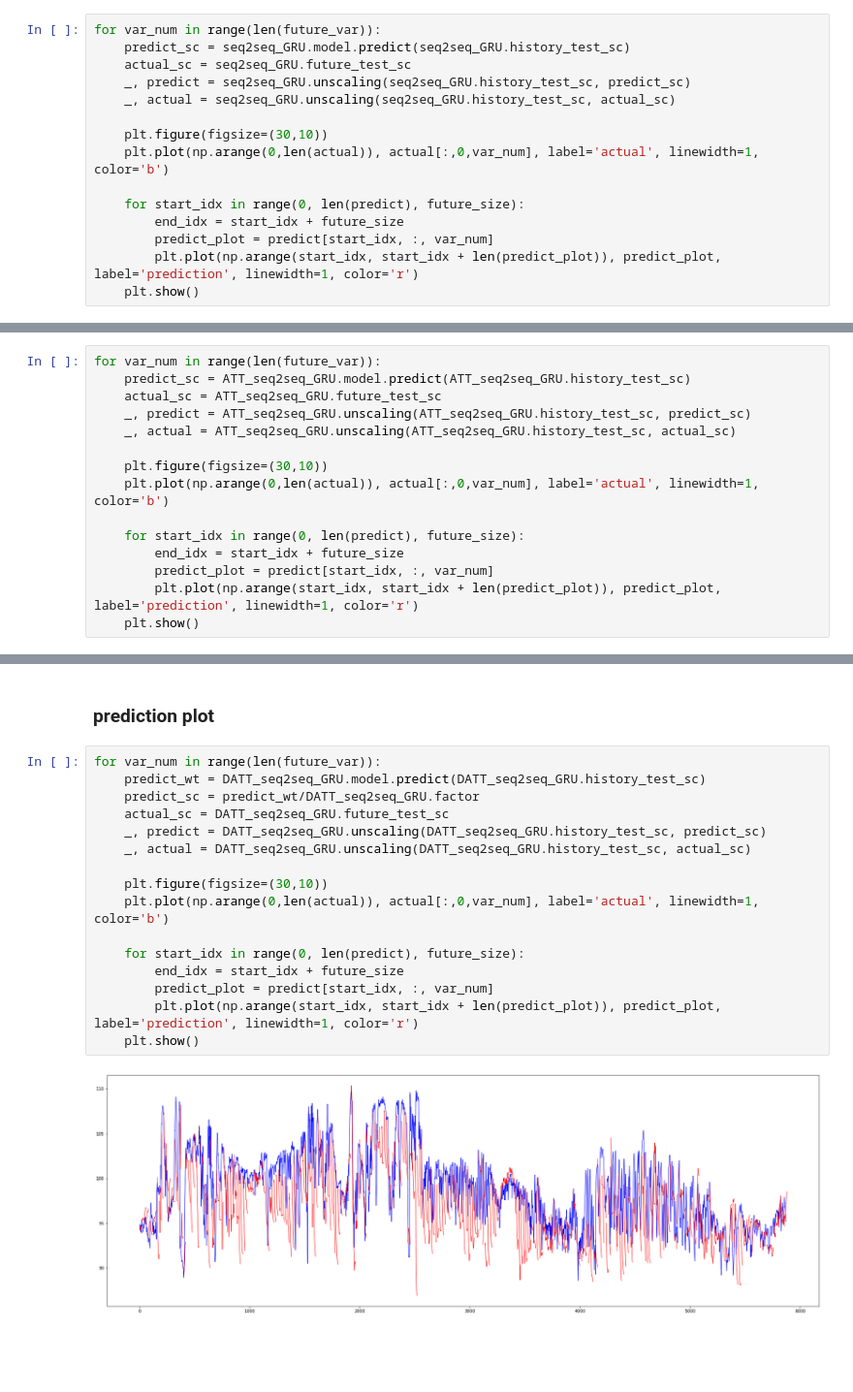
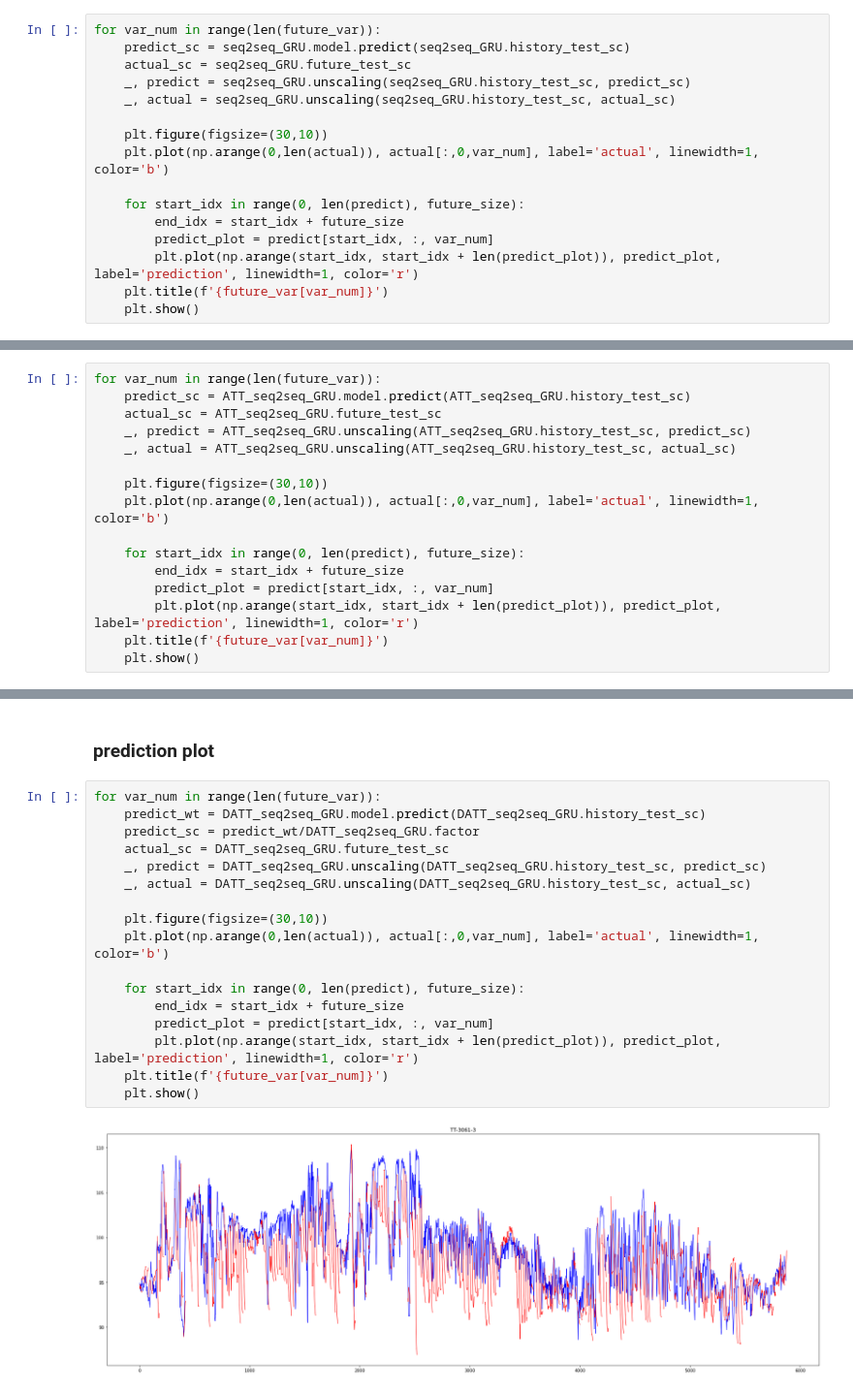
Before and after one commit to pseokyoung/22_Dual_Attention, a Jupyter notebook: 2_RnnModel.ipynb, the cells around one changed output, grey strips where cells are left out. Shown at 97% size. Saved outputs shown, nothing was run; the diff lists cells and outputs as text; blank space fills up the shorter version.

```diff
--- a/2_RnnModel.ipynb
+++ b/2_RnnModel.ipynb
@@ -212,5 +212,6 @@ for var_num in range(len(future_var)):
         end_idx = start_idx + future_size
         predict_plot = predict[start_idx, :, var_num]
         plt.plot(np.arange(start_idx, start_idx + len(predict_plot)), predict_plot, label='prediction', linewidth=1, color='r')
+    plt.title(f'{future_var[var_num]}')
     plt.show()
 # %% [output]
@@ -347,5 +348,6 @@ for var_num in range(len(future_var)):
         end_idx = start_idx + future_size
         predict_plot = predict[start_idx, :, var_num]
         plt.plot(np.arange(start_idx, start_idx + len(predict_plot)), predict_plot, label='prediction', linewidth=1, color='r')
+    plt.title(f'{future_var[var_num]}')
     plt.show()
 # %% [output]
@@ -471,18 +473,19 @@ for future_step in plot_steps:
 # %%
 for var_num in range(len(future_var)):
     predict_wt = DATT_seq2seq_GRU.model.predict(DATT_seq2seq_GRU.history_test_sc)
     predict_sc = predict_wt/DATT_seq2seq_GRU.factor
     actual_sc = DATT_seq2seq_GRU.future_test_sc
     _, predict = DATT_seq2seq_GRU.unscaling(DATT_seq2seq_GRU.history_test_sc, predict_sc)
     _, actual = DATT_seq2seq_GRU.unscaling(DATT_seq2seq_GRU.history_test_sc, actual_sc)
 
     plt.figure(figsize=(30,10))
     plt.plot(np.arange(0,len(actual)), actual[:,0,var_num], label='actual', linewidth=1, color='b')
 
     for start_idx in range(0, len(predict), future_size):
         end_idx = start_idx + future_size
         predict_plot = predict[start_idx, :, var_num]
         plt.plot(np.arange(start_idx, start_idx + len(predict_plot)), predict_plot, label='prediction', linewidth=1, color='r')
+    plt.title(f'{future_var[var_num]}')
     plt.show()
 # %% [output]
-[figure, old version]
+[figure, new version]
```
Also changed, not shown: parts of 3 cells of this notebook.
